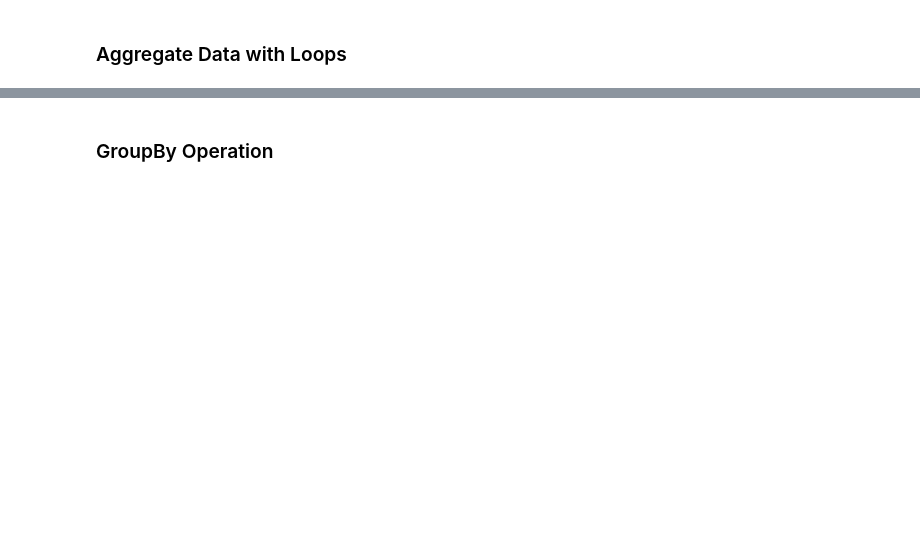
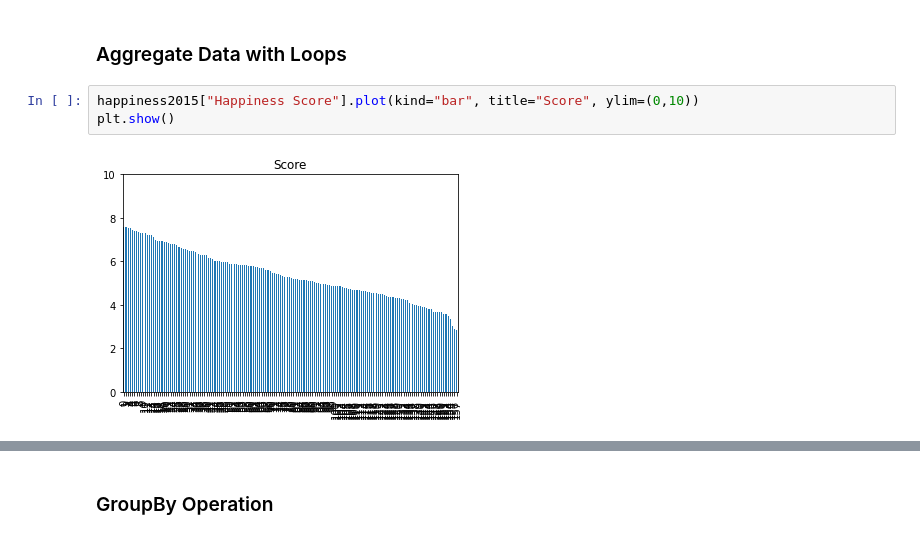
Before and after one commit to icta-tecaji/python-data-analysis-public, a Jupyter notebook: Del_08_Agregacija_združevanje_in_tranformacija_podatkov/08_Agregacija_združevanje_in_tranformacija_podatkov_CLEAN.ipynb, the cells around one changed output, grey strips where cells are left out. Saved outputs shown, nothing was run; the diff lists cells and outputs as text; blank space fills up the shorter version.

```diff
--- a/Del_08_Agregacija_združevanje_in_tranformacija_podatkov/08_Agregacija_združevanje_in_tranformacija_podatkov_CLEAN.ipynb
+++ b/Del_08_Agregacija_združevanje_in_tranformacija_podatkov/08_Agregacija_združevanje_in_tranformacija_podatkov_CLEAN.ipynb
@@ -13,2 +44,7 @@ happiness2015 = pd.read_csv('data/World_Happiness_2015.csv')
 # %% [markdown]
 ### Aggregate Data with Loops
+# %%
+happiness2015["Happiness Score"].plot(kind="bar", title="Score", ylim=(0,10))
+plt.show()
+# %% [output]
+[figure, added]
```
Also changed, not shown: parts of 115 cells of this notebook, 1 other file.
